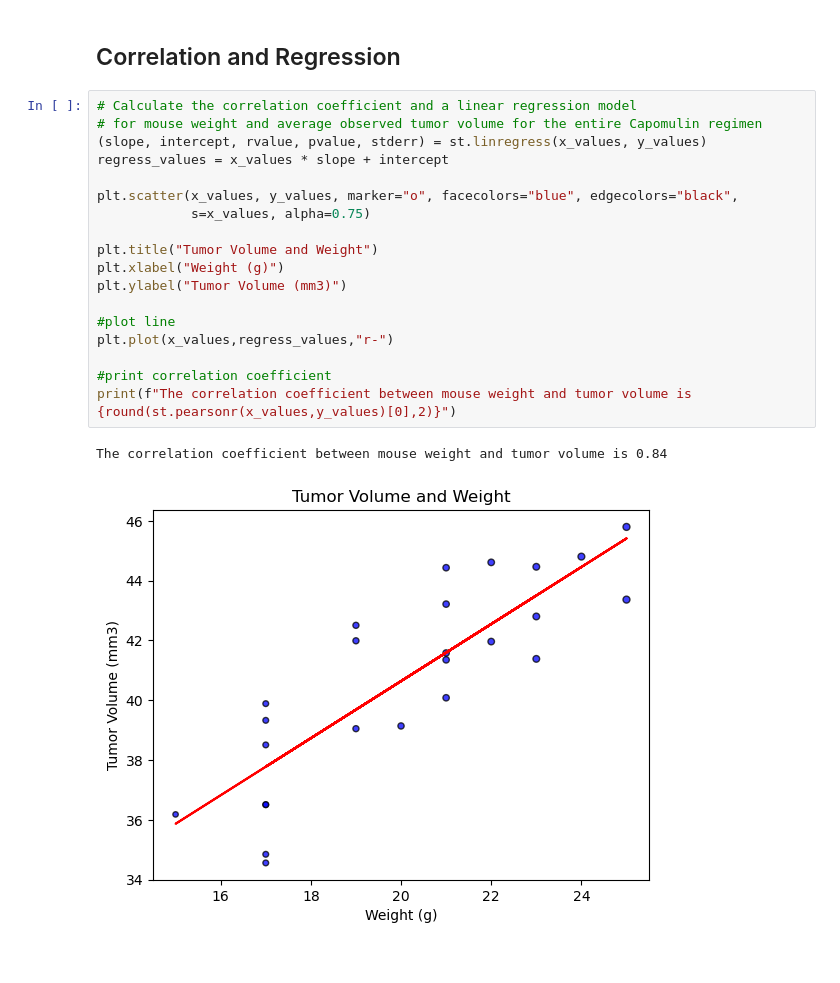
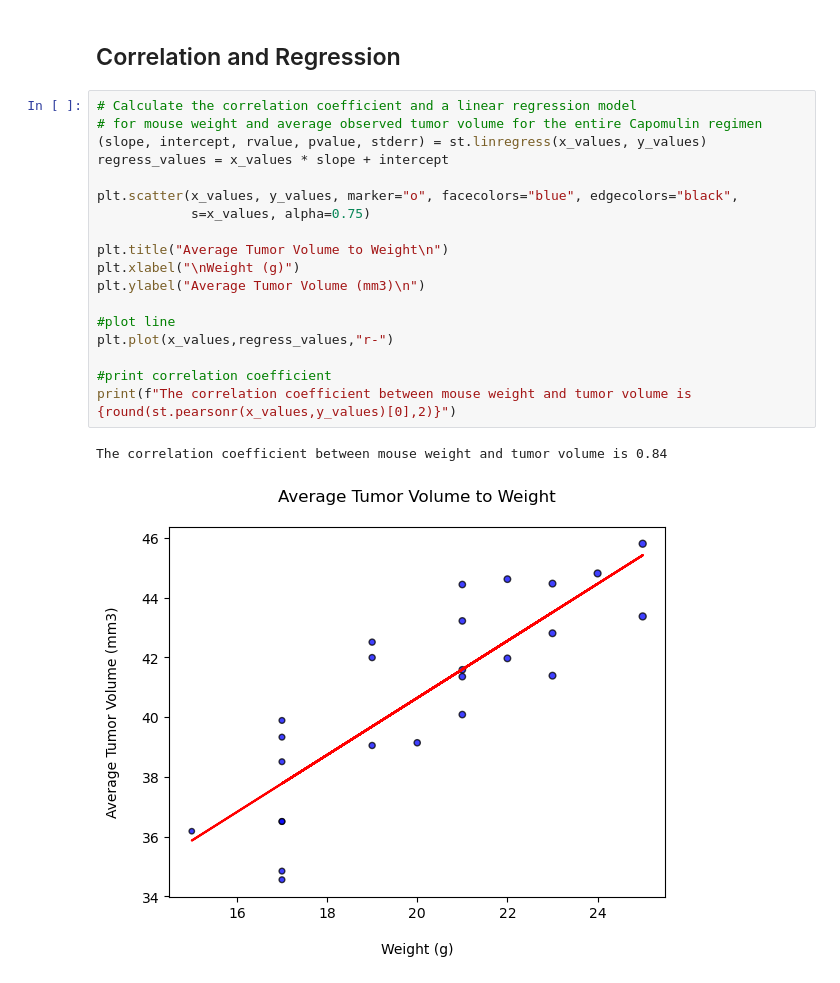
Before and after one commit to Lex1996/data_visualization_challenge, a Jupyter notebook: pymaceuticals_starter.ipynb, the cells around one changed output. Drawn from its saved outputs; the diff is of its cells as text.

```diff
--- a/pymaceuticals_starter.ipynb
+++ b/pymaceuticals_starter.ipynb
@@ -369,21 +369,21 @@ plt.show()
 # %%
 # Calculate the correlation coefficient and a linear regression model
 # for mouse weight and average observed tumor volume for the entire Capomulin regimen
 (slope, intercept, rvalue, pvalue, stderr) = st.linregress(x_values, y_values)
 regress_values = x_values * slope + intercept
 
 plt.scatter(x_values, y_values, marker="o", facecolors="blue", edgecolors="black",
             s=x_values, alpha=0.75)
 
-plt.title("Tumor Volume and Weight")
-plt.xlabel("Weight (g)")
-plt.ylabel("Tumor Volume (mm3)")
+plt.title("Average Tumor Volume to Weight\n")
+plt.xlabel("\nWeight (g)")
+plt.ylabel("Average Tumor Volume (mm3)\n")
 
 #plot line
 plt.plot(x_values,regress_values,"r-")
 
 #print correlation coefficient
 print(f"The correlation coefficient between mouse weight and tumor volume is {round(st.pearsonr(x_values,y_values)[0],2)}")
 # %% [output]
 The correlation coefficient between mouse weight and tumor volume is 0.84
-[figure, old version]
+[figure, new version]
```
